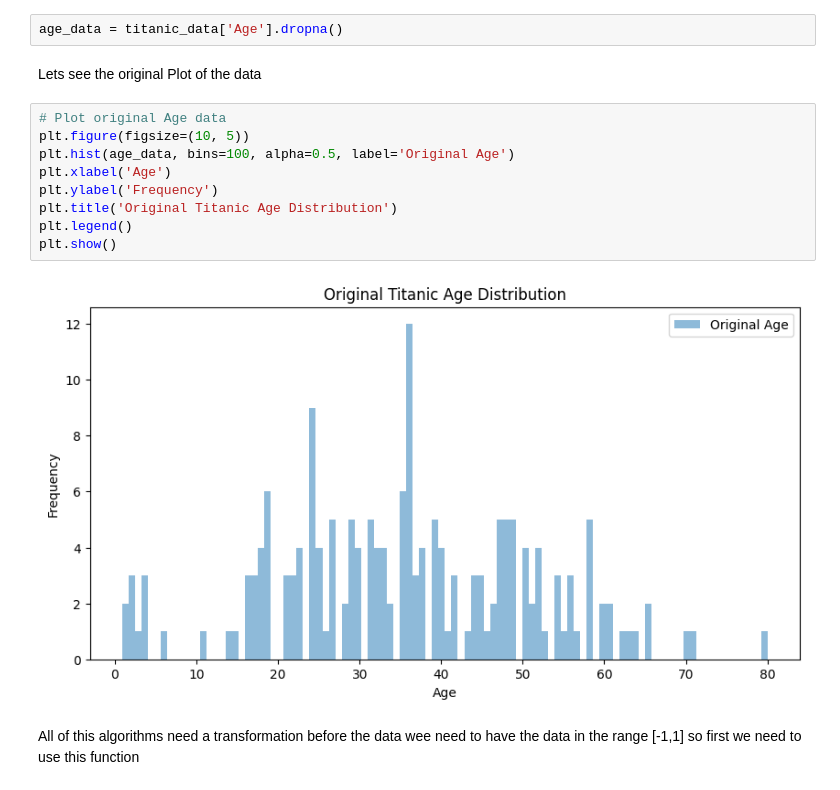
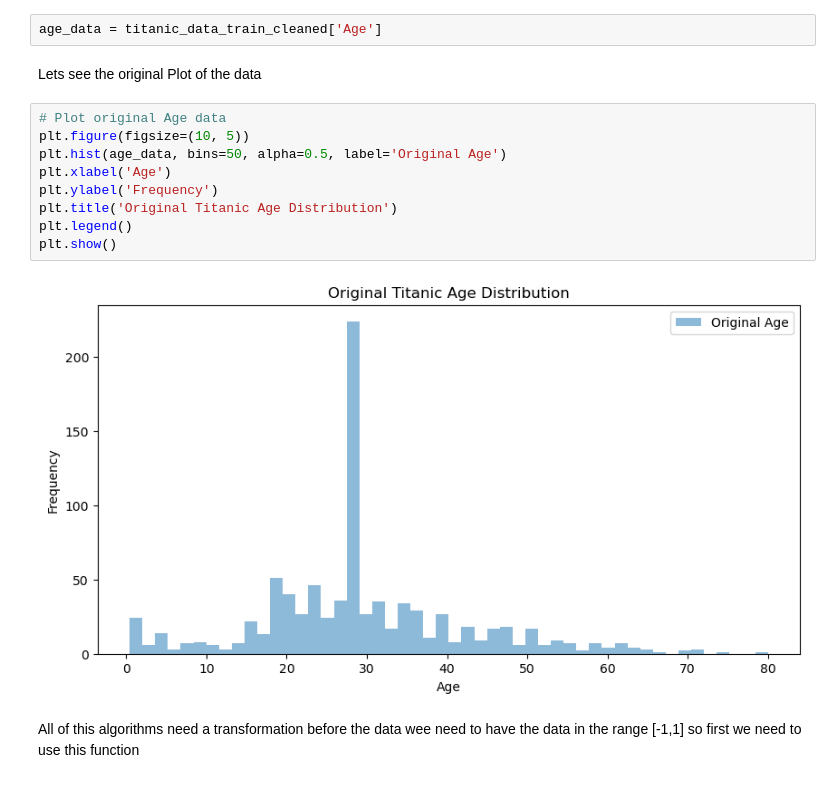
Before and after one commit to davidsmoreno/DifPrivHealthCostPredict, a Jupyter notebook: python_class/Titanic_numerical_methods_aplications.ipynb, the cells around one changed output. Saved outputs shown, nothing was run; the diff lists cells and outputs as text.

```diff
--- a/python_class/Titanic_numerical_methods_aplications.ipynb
+++ b/python_class/Titanic_numerical_methods_aplications.ipynb
@@ -39,17 +96,17 @@ titanic_data = titanic_data.dropna()
 # %%
-age_data = titanic_data['Age'].dropna()
+age_data = titanic_data_train_cleaned['Age']
 # %% [markdown]
 Lets see the original Plot of the data
 # %%
 # Plot original Age data
 plt.figure(figsize=(10, 5))
-plt.hist(age_data, bins=100, alpha=0.5, label='Original Age')
+plt.hist(age_data, bins=50, alpha=0.5, label='Original Age')
 plt.xlabel('Age')
 plt.ylabel('Frequency')
 plt.title('Original Titanic Age Distribution')
 plt.legend()
 plt.show()
 # %% [output]
-[figure, old version]
+[figure, new version]
 # %% [markdown]
 All of this algorithms need a transformation before the data wee need to have the data in the range [-1,1] so first we need to use this function
```
Also changed, not shown: parts of 14 cells of this notebook, 1 other file.
